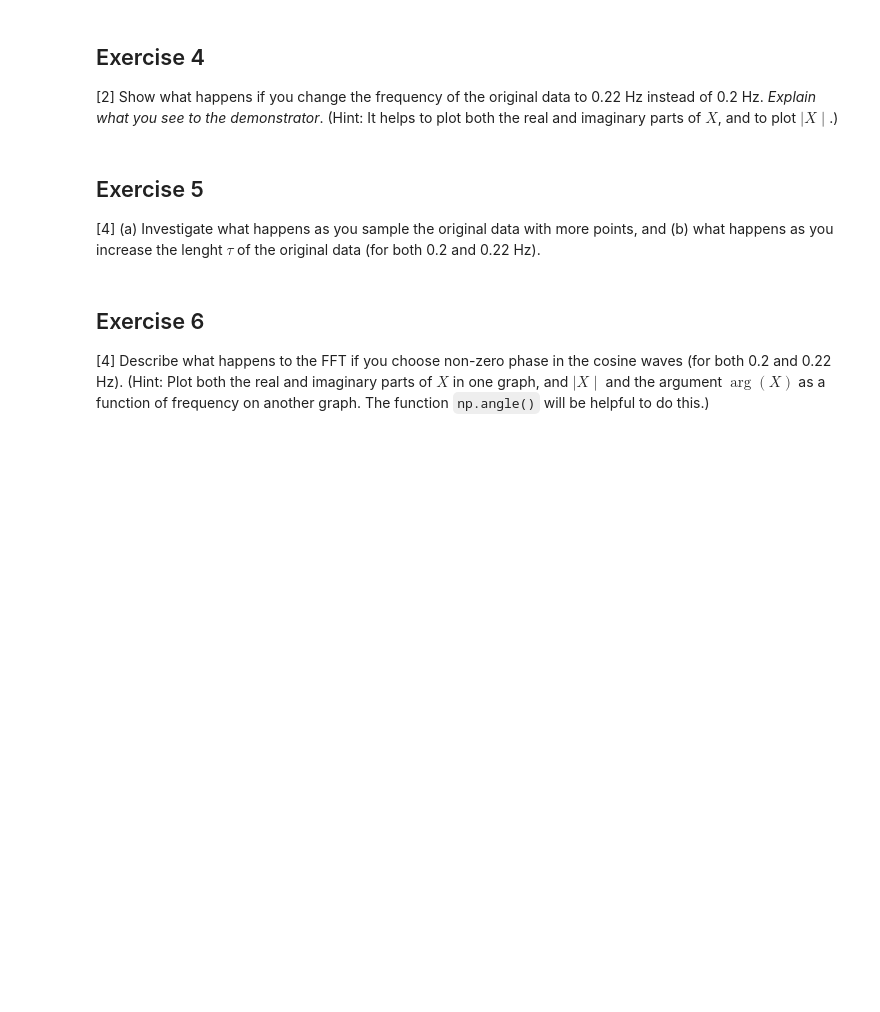
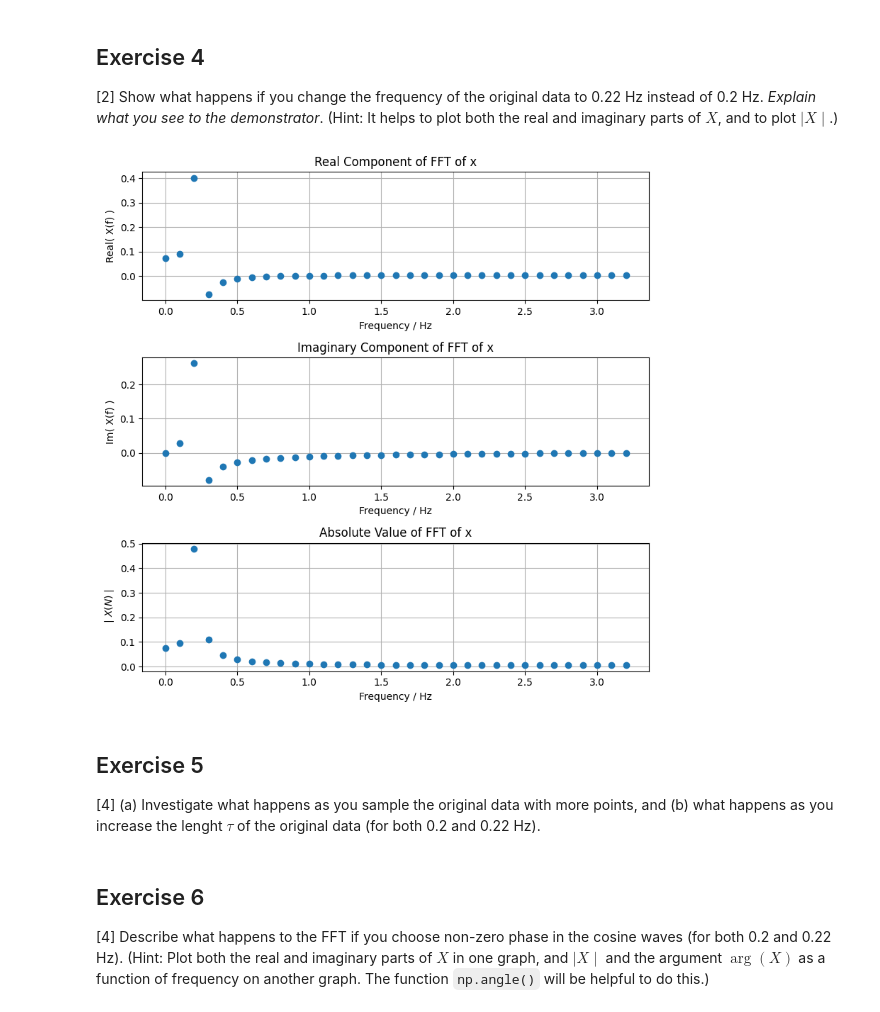
Before and after one commit to PX2145-2025/week-10-b-Ridge-Ewan-313, a Jupyter notebook: FFT.ipynb, the cells around one changed output. Cells and saved outputs as stored; diff of their text form; code cells hidden in the pictures; blank space fills up the shorter version.

```diff
--- a/FFT.ipynb
+++ b/FFT.ipynb
@@ -340,6 +369,38 @@ plt.plot(1/t, np.abs(X),'o')
 ## Exercise 4
 [2] Show what happens if you change the frequency of the original data to 0.22 Hz instead of 0.2 Hz. _Explain what you see to the demonstrator_.
 (Hint: It helps to plot both the real and imaginary parts of $X$, and to plot $\mid X \mid$.)
+# %%
+# redefine frequecny as 0.22 Hz
+f = 0.22
+# create x array, amplitude 1.0
+x = np.cos(2*np.pi*f*t)
+
+frq, X = Spectrum1(x, Fs)
+
+# ploptting the graphs
+fig, ax = plt.subplots(3, 1, figsize=(8,8))
+ax[0].plot(frq, np.real(X), 'o') # real part of X
+ax[0].set_title('Real Component of FFT of x')
+ax[0].set_xlabel('Frequency / Hz')
+ax[0].set_ylabel('Real( X(f) )')
+ax[0].grid()
+
+ax[1].plot(frq, np.imag(X), 'o') # imaginary part of X
+ax[1].set_title('Imaginary Component of FFT of x')
+ax[1].set_xlabel('Frequency / Hz')
+ax[1].set_ylabel('Im( X(f) )')
+ax[1].grid()
+
+ax[2].plot(frq, np.abs(X), 'o') # ∣X∣
+ax[2].set_title('Absolute Value of FFT of x')
+ax[2].set_xlabel('Frequency / Hz')
+ax[2].set_ylabel(r'$\mid X(N)\mid$')
+ax[2].grid()
+
+fig.tight_layout()
+fig.show()
+# %% [output]
+[figure, added]
 # %% [markdown]
 ## Exercise 5
 
```
Also changed, not shown: parts of 5 cells of this notebook.
